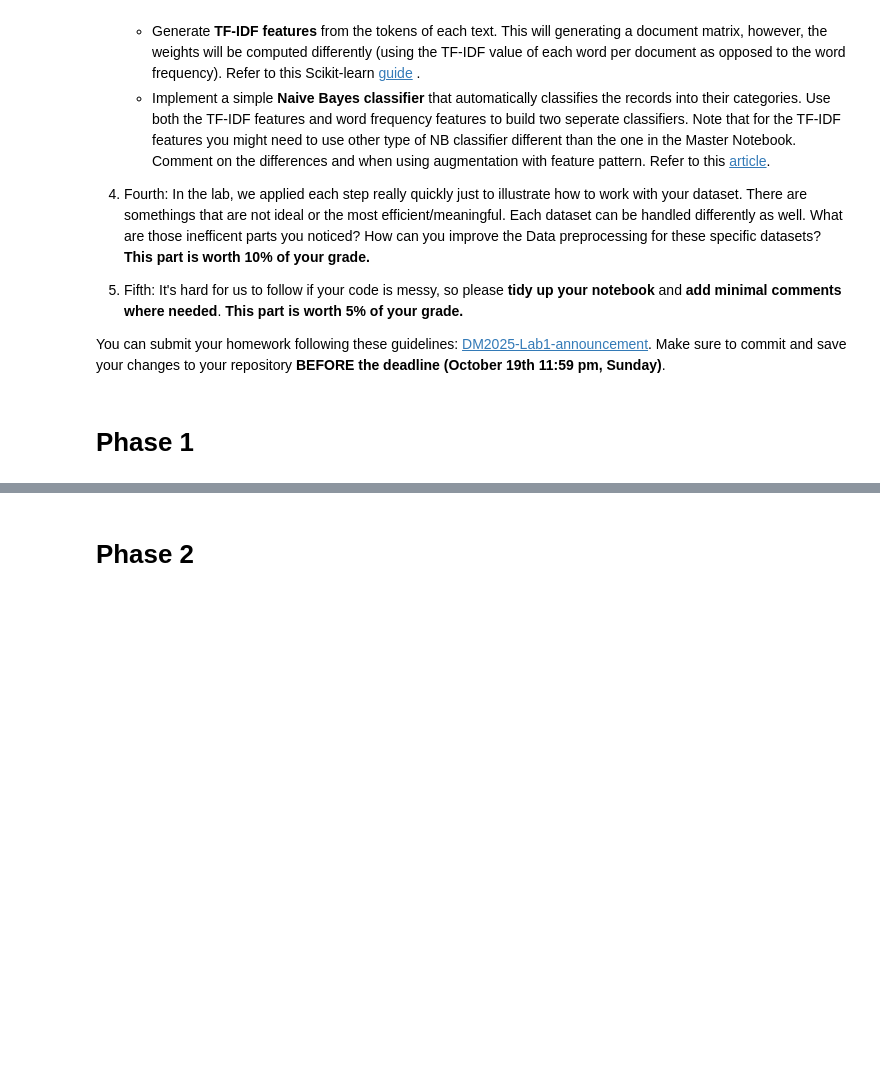
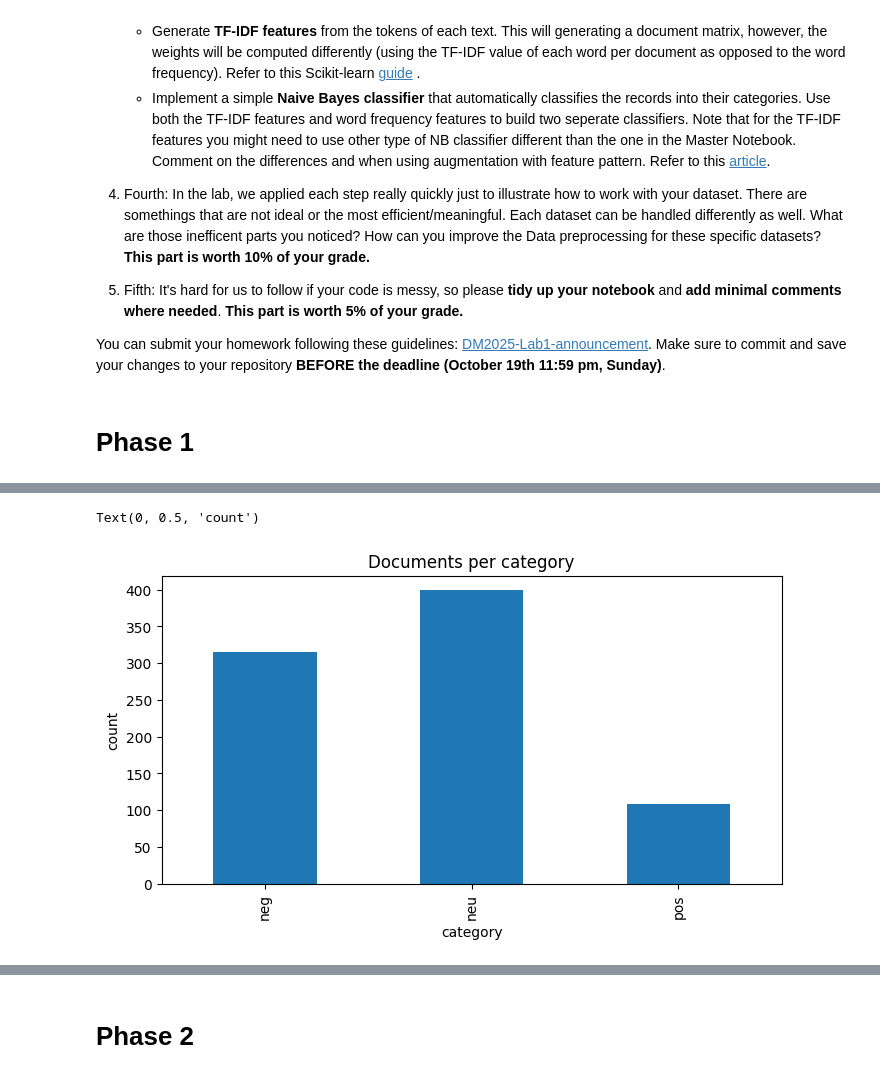
Before and after one commit to brandonlin991118/DM2025-Lab1-Exercise, a Jupyter notebook: DM2025-Lab1-Homework.ipynb, the cells around one changed output, grey strips where cells are left out. Cells and saved outputs as stored; diff of their text form; code cells hidden in the pictures; blank space fills up the shorter version.

```diff
--- a/DM2025-Lab1-Homework.ipynb
+++ b/DM2025-Lab1-Homework.ipynb
@@ -150,17 +68,0 @@ len(X), X.head(3)
-# %%
-# First 10 records: keep only text and label name
-X.loc[:9, ["text", "category_name"]]
-# Last 10 records by position
-X.iloc[-10:, :][["text", "category_name"]]
-# Keep a couple of categories and show 10
-cats = ["pos", "neg"]              # change as you wish
-X.query("category_name in @cats")[["text","category_name"]].head(10)
-# Keyword search (case-insensitive); tweak the regex to taste
-mask = X["text"].str.contains(r"\bstock|buy|sell|price\b", case=False, na=False)
-X.loc[mask, ["text","category_name"]].head(10)
-# Longest posts overall (by token count) — show top 5
-X = X.assign(n_tokens = X["text"].str.split().str.len())
-X.nlargest(5, "n_tokens")[["text","category_name","n_tokens"]]
-# One sampled record per class (quick inspection)
-X.groupby("category_name", group_keys=False)\
- .apply(lambda g: g.sample(1, random_state=42))[["text","category_name"]]
@@ -198,0 +105,16 @@ pd.DataFrame({
+# %%
+# Class balance
+ax = X['category_name'].value_counts().sort_index().plot(
+    kind='bar', figsize=(8,4), title='Documents per category'
+)
+ax.set_xlabel('category'); ax.set_ylabel('count')
+# Simple token/word length (fast and robust)
+X['n_words'] = X['text'].str.split().str.len()
+
+# Boxplot per category
+ax = X.boxplot(column='n_words', by='category_name', grid=False, vert=False, figsize=(9,4))
+ax.set_title('Document length (words) by category'); ax.set_xlabel('words');
+ax.figure.suptitle('')
+# %% [output]
+Text(0, 0.5, 'count')
+[figure, added]
```
Also changed, not shown: parts of 13 cells of this notebook.
